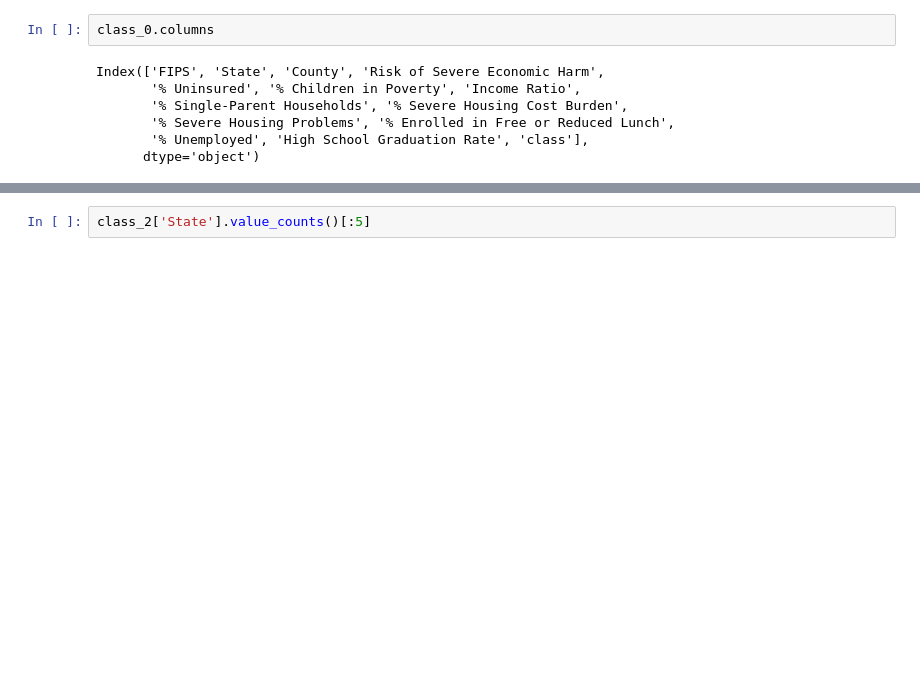
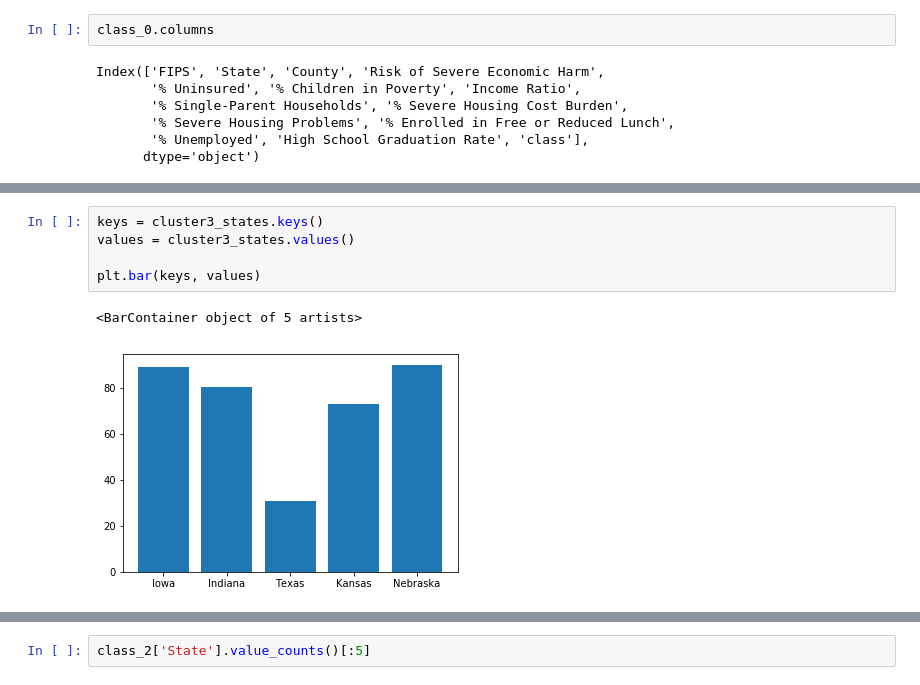
Before and after one commit to community-insight-impact/community_clustering, a Jupyter notebook: Clustering Notebooks/Economic Harm Score/Economic Harm Score.ipynb, the cells around one changed output, grey strips where cells are left out. Cells and saved outputs as stored; diff of their text form; blank space fills up the shorter version.

```diff
--- a/Clustering Notebooks/Economic Harm Score/Economic Harm Score.ipynb
+++ b/Clustering Notebooks/Economic Harm Score/Economic Harm Score.ipynb
@@ -316,3 +368,11 @@ Name: State, dtype: int64
+# %%
+keys = cluster3_states.keys()
+values = cluster3_states.values()
+
+plt.bar(keys, values)
+# %% [output]
+<BarContainer object of 5 artists>
+[figure, added]
 # %%
 class_1['State'].value_counts()[:5]
 # %% [output]
```
Also changed, not shown: parts of 17 cells of this notebook, 7 other files.
